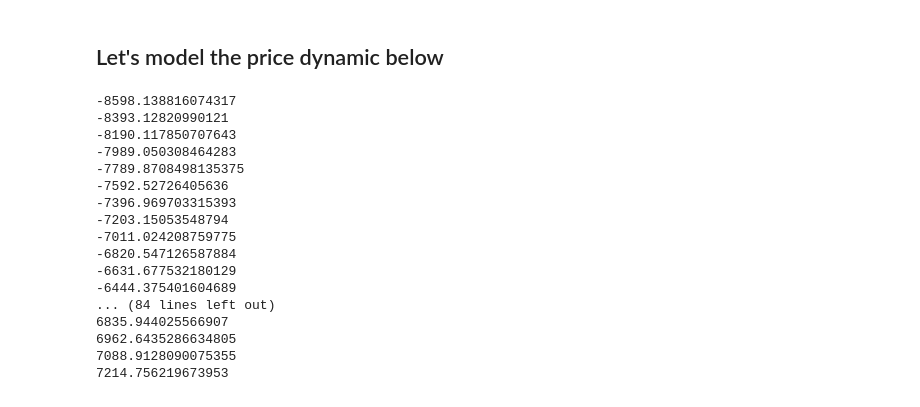
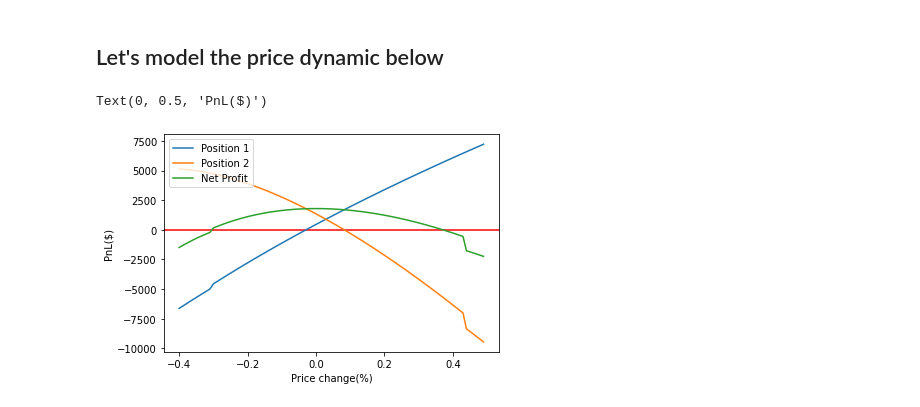
Before and after one commit to da-bao-jian/delta, a Jupyter notebook: defi_delta_neutral.ipynb, the cells around one changed output. Cells and saved outputs as stored; diff of their text form; code cells hidden in the pictures.

Commit message:
added graph and finalized summary

```diff
--- a/defi_delta_neutral.ipynb
+++ b/defi_delta_neutral.ipynb
@@ -151,7 +151,7 @@ apr = 2
 borrowing_interest = 0.4
 farming_duration_in_days = 10
 liquidation_threshold = 0.8
-liquidation_fee = 0.05
+liquidation_fee = 0.95
 
 total_value_supp = asset_X_quant_owned * asset_X_price + asset_Y_quant_owned * asset_Y_price
 
@@ -218,7 +218,7 @@ total_position_value_t1 = quantity_of_X_t1 * asset_X_price_t1 + quantity_of_Y_t1
 debt_t1 = asset_X_price_t1*amount_asset_borrowed if asset_X_quant_owned == 0 else asset_Y_price_t1*amount_asset_borrowed
 
 debt_ratio_t1 = (debt_t1)/total_position_value_t1
-value_received = total_position_value_t1 - debt_t1 if debt_ratio_t1 < liquidation_threshold else (total_position_value_t1*debt_t1)*liquidation_fee
+value_received = (total_position_value_t1 - debt_t1)*liquidation_fee if debt_ratio_t1 > liquidation_threshold else total_position_value_t1-debt_t1
 
 apy = ((apr-borrowing_interest)/365+1)**365-1
 
@@ -257,7 +256,8 @@ Profit: $-301.81796141752784 | -0.010060598713917594$
 # %% [markdown]
 ## Let's model the price dynamic below
 # %%
-# write the above steps into a function, I know it's ugly...
+import math, statistics
+# write above steps into a function
 def profit_calc(x: int, x_price:int, y: int, y_price: int, x_price_change: float, y_price_change: float, leverage: int, apr: float, borrowing_interest: float, duration: int, liq_threshold: float, liq_fee: float):
 
     if x != 0 and y != 0:
@@ -268,12 +268,12 @@ def profit_calc(x: int, x_price:int, y: int, y_price: int, x_price_change: float
     amount_asset_borrowed = ((leverage - 1) * total_value_supp)/x_price if x == 0 else ((leverage - 1) * total_value_supp)/y_price
 
     total_position_value = total_value_supp * leverage
-    number_of_asset_X_including_borrowed = total_position_value/2/asset_X_price
-    number_of_asset_Y_including_borrowed = total_position_value/2/asset_Y_price
+    number_of_asset_X_including_borrowed = total_position_value/2/x_price
+    number_of_asset_Y_including_borrowed = total_position_value/2/y_price
     k = number_of_asset_Y_including_borrowed*number_of_asset_X_including_borrowed
 
-    asset_X_price_t1 = asset_X_price * (1+x_price_change)
-    asset_Y_price_t1 = asset_Y_price * (1+y_price_change)
+    asset_X_price_t1 = x_price * (1+x_price_change)
+    asset_Y_price_t1 = y_price * (1+y_price_change)
 
     price_of_X_in_term_of_Y = asset_Y_price_t1/asset_X_price_t1
 
@@ -284,33 +284,36 @@ def profit_calc(x: int, x_price:int, y: int, y_price: int, x_price_change: float
     debt_t1 = asset_X_price_t1*amount_asset_borrowed if x == 0 else asset_Y_price_t1*amount_asset_borrowed
 
     debt_ratio_t1 = (debt_t1)/total_position_value_t1
-    value_received = total_position_value_t1 - debt_t1 if debt_ratio_t1 < liq_threshold else (total_position_value_t1 - debt_t1)*liq_fee
+    value_received = (total_position_value_t1 - debt_t1)*liq_fee if debt_ratio_t1 > liq_threshold else total_position_value_t1 - debt_t1
 
     return_from_daily_compounding = (((apr-borrowing_interest)/365+1)**duration-1)*statistics.mean([value_received, total_value_supp])
     return return_from_daily_compounding+value_received-total_value_supp
 # %%
+import matplotlib.pyplot as plt
 import numpy as np
-# graph the price movement from -100% to 100%
-for i in np.arange(-0.5, 0.5, 0.01):
-    print(
-    profit_calc(2, 5000, 0, 1, i, 0, 3.0, 2.0, 0.4, 10, 0.8, 0.95)
-    )
-# profit_calc(0, 5000, 30000, 1, 0.1, 0, 3.0, 2.0, 0.4, 10, 0.8, 0.05
+pnl = []
+position1 = []
+position2 = []
+diff = []
+
+for i in np.arange(-0.4, 0.5, 0.01):
+    pnl.append(i)
+
+    p1=profit_calc(2, 5000, 0, 1, i, 0, 3.0, 2.0, 0.4, 10, 0.8, 0.95)
+    position1.append(p1)
+
+    p2 = profit_calc(0, 5000, 30000, 1, i, 0, 3.0, 2.0, 0.4, 10, 0.8, 0.95)
+    position2.append(p2)
+
+    diff.append(p1+p2)
+
+plt.axhline(y=0, color='r')
+plt.plot(pnl, position1, label="Position 1")
+plt.plot(pnl, position2, label="Position 2")
+plt.plot(pnl, diff, label="Net Profit")
+plt.legend(loc="upper left")
+plt.xlabel("Price change(%)")
+plt.ylabel("PnL($)")
 # %% [output]
--8598.138816074317
--8393.12820990121
--8190.117850707643
--7989.050308464283
--7789.8708498135375
--7592.52726405636
--7396.969703315393
--7203.15053548794
--7011.024208759775
--6820.547126587884
--6631.677532180129
--6444.375401604689
-... (84 lines left out)
-6835.944025566907
-6962.6435286634805
-7088.9128090075355
-7214.756219673953
+Text(0, 0.5, 'PnL($)')
+[figure, added]
```
Also changed, not shown: parts of 5 cells of this notebook.
